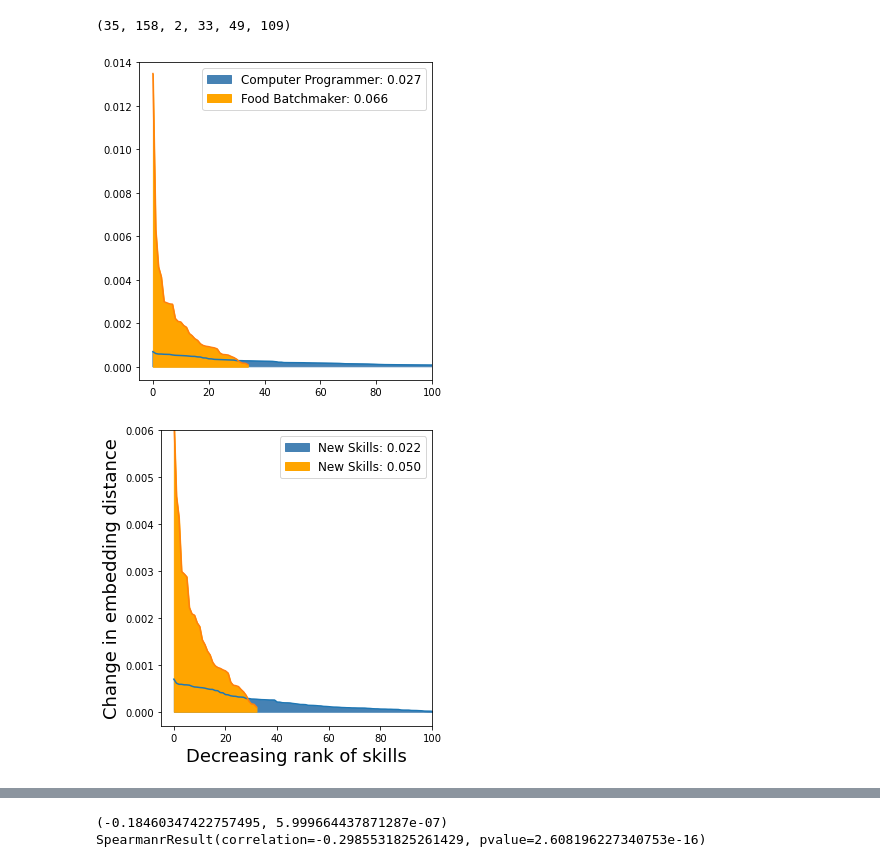
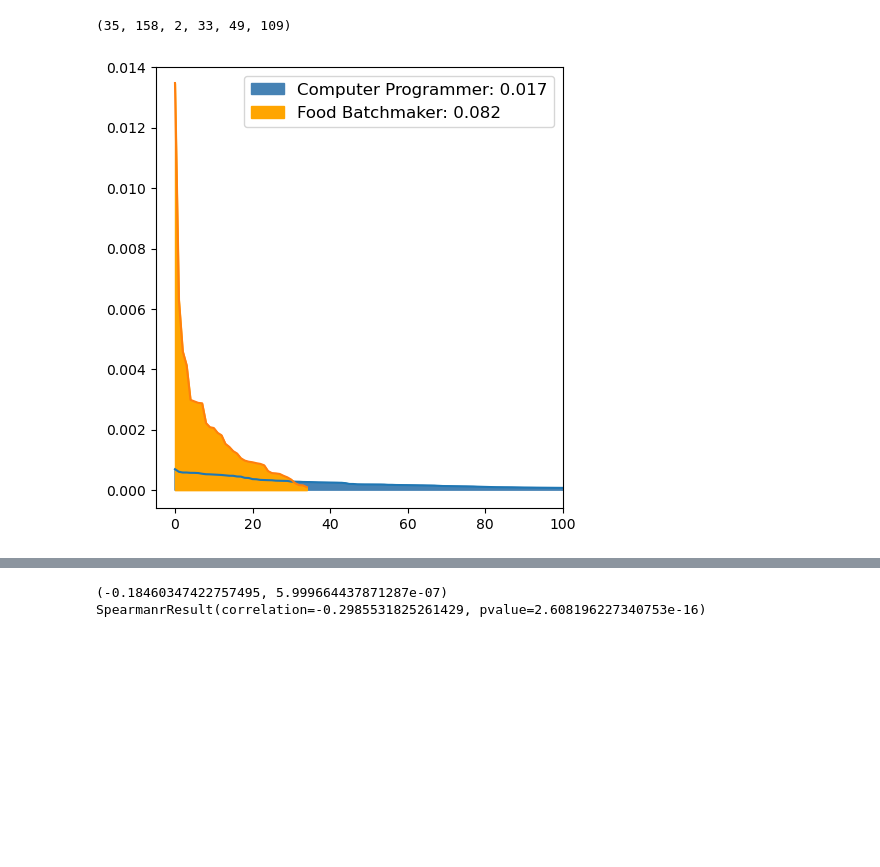
Before and after one commit to di-Tong/SkillPaper, a Jupyter notebook: Codes/MainFigures.ipynb, the cells around one changed output, grey strips where cells are left out. Drawn from its saved outputs; the diff is of its cells as text; code cells hidden in the pictures; blank space fills up the shorter version.

Commit message:
new revision

```diff
--- a/Codes/MainFigures.ipynb
+++ b/Codes/MainFigures.ipynb
@@ -852,7 +672,7 @@ for s in newc:
     if s in pos:
         dictpairc[s] = 0
         xi, xj = pos[s]
-        dis=10000
+        dis=100000000
         for s1 in jys["Computer Programmers"][2010]:
             if s1 in pos:
                 xa,xb=pos[s1]
@@ -870,7 +690,7 @@ for s in newb:
     if s in pos:
         dictpairb[s] = 0
         xi, xj = pos[s]
-        dis=10000
+        dis=100000000
         for s1 in jys[newj][2010]:
             xa,xb=pos[s1]
             d=(xi-xa)**2 + (xj-xb)**2
@@ -909,29 +752,0 @@ plt.savefig('/Users/ditong/Dropbox (MIT)/skills/SkillPaper/Results/IndividualFig
-# %%
-# figure 1b
-x,y=np.array(list(pos.values())).T
-
-fig = plt.figure(figsize=(5,5))
-# FoodBatchmakers
-ax2 = fig.add_subplot(111)
-# all skills
-plt.scatter(x,y,color=list(col.values()), s=10)
-# 2010
-xc10,yc10=np.array(list(pos[i] for i in jys[newj][2010])).T
-plt.scatter(xc10,yc10,color='steelblue', s=200)#, marker="x")
-#2018
-xc18,yc18=np.array(list(pos[i] for i in jys[newj][2018] if i in pos)).T
-plt.scatter(xc18,yc18,color='red', s=100)#, marker="o", facecolor="none")
-# linking new skills to nearest old skills
-for i,j in dictpairb.items():
-    xi,yi = pos[i]
-    xj,yj= pos[j]
-    plt.plot([xi,xj],[yi, yj], color='k', zorder=10)
-#     ax2.annotate("",xy=(xj,yj), xycoords='data',xytext=(xi,yi), textcoords='data',
-#                 arrowprops=dict(arrowstyle="<-", color="black",shrinkA=5, shrinkB=5,
-#                 patchA=None,patchB=None,connectionstyle='angle3,angleA=0,angleB=90',),zorder=1)
-# for i in pos:
-#     if i in slist:
-#         x,y=pos[i]
-#         #r=np.sqrt(x**2+y**2)
-#         plt.text(x,y,i, fontsize=14, ha='left')
-plt.savefig('/Users/ditong/Dropbox (MIT)/skills/SkillPaper/Results/IndividualFigure/Fig1/Fig1P2_FoodBatchmakers.pdf')
@@ -942,7 +755,7 @@ plt.savefig('/Users/ditong/Dropbox (MIT)/skills/SkillPaper/Results/IndividualFig
 # %%
 # with employer job skill data
 occ_y_freq=defaultdict(lambda:defaultdict(lambda:0))
-with open('/Users/ditong/Dropbox (MIT)/skills/SkillPaper/IntermediateData/occ_year_npost_emp.txt', 'r') as f:
+with open('/Users/ditong/MIT Dropbox/Di Tong/skills/SkillPaper/IntermediateData/occ_year_npost_emp.txt', 'r') as f:
     for line in f:
         line_lst = line.split("\t")
         job = line_lst[0]
@@ -953,7 +766,7 @@ with open('/Users/ditong/Dropbox (MIT)/skills/SkillPaper/IntermediateData/occ_ye
 
 occ_y_skill_freq = defaultdict(lambda:defaultdict(lambda:defaultdict(lambda:0)))
 occ_y_sfreq=defaultdict(lambda:defaultdict(lambda:0))
-with open('/Users/ditong/Dropbox (MIT)/skills/SkillPaper/IntermediateData/occ_year_skill_freq_emp.txt', 'r') as f:
+with open('/Users/ditong/MIT Dropbox/Di Tong/skills/SkillPaper/IntermediateData/occ_year_skill_freq_emp.txt', 'r') as f:
     for line in f:
         line_lst = line.split("\t")
         job = line_lst[0]
@@ -1098,41 +914,19 @@ len(saB), len(saC), len(soB), len(scB), len(soC), len(scC)
 # %%
 # computer programmer
 fig = plt.figure(figsize=(5,5))
-#ax1 = fig.add_subplot(111)
 
 sc=sorted(saC.values(), reverse=True)
 plt.plot(sc)
-plt.fill_between(range(len(sc)),sc,0,color="steelblue", label="Computer Programmer: 0.027")
+plt.fill_between(range(len(sc)),sc,0,color="steelblue", label="Computer Programmer: 0.017")
 sb = sorted(saB.values(), reverse=True)
 plt.plot(sb)
-plt.fill_between(range(len(sb)),sb,0,color="orange", label="Food Batchmaker: 0.066")
+plt.fill_between(range(len(sb)),sb,0,color="orange", label="Food Batchmaker: 0.082")
 plt.legend(fontsize=12)
 #plt.ylabel("Change in embedding distance", fontsize=18)
 #plt.xlabel("Decreasing rank of skills", fontsize=18)
 plt.xlim(-5, 100)
 plt.ylim(-0.0006, 0.014)
 plt.tight_layout()
-plt.savefig('/Users/ditong/Dropbox (MIT)/skills/SkillPaper/revision/NHB/results/mainfig/Fig1skillembcombine.pdf')
+plt.savefig('/Users/ditong/MIT Dropbox/Di Tong/skills/SkillPaper/Results/updated/Fig1/Fig1skillembcombine.pdf')
 # %% [output]
-[figure, old version]
+[figure, new version]
-# %%
-# computer programmer
-fig = plt.figure(figsize=(5,5))
-#ax1 = fig.add_subplot(111)
-
-sc=sorted(scC.values(), reverse=True)
-plt.plot(sc)
-plt.fill_between(range(len(sc)),sc,0,color="steelblue", label="New Skills: 0.022")
-sb = sorted(scB.values(), reverse=True)
-plt.plot(sb)
-plt.fill_between(range(len(sb)),sb,0,color="orange", label="New Skills: 0.050")
-plt.legend(fontsize=12)
-plt.ylabel("Change in embedding distance", fontsize=18)
-plt.xlabel("Decreasing rank of skills", fontsize=18)
-plt.xlim(-5, 100)
-plt.ylim(-0.0003, 0.006)
-plt.tight_layout()
-
-plt.savefig('/Users/ditong/Dropbox (MIT)/skills/SkillPaper/revision/NHB/results/mainfig/Fig1skillembnew.pdf')
-# %% [output]
-[figure, removed]
```
Also changed, not shown: parts of 113 cells of this notebook, 8 other files.
